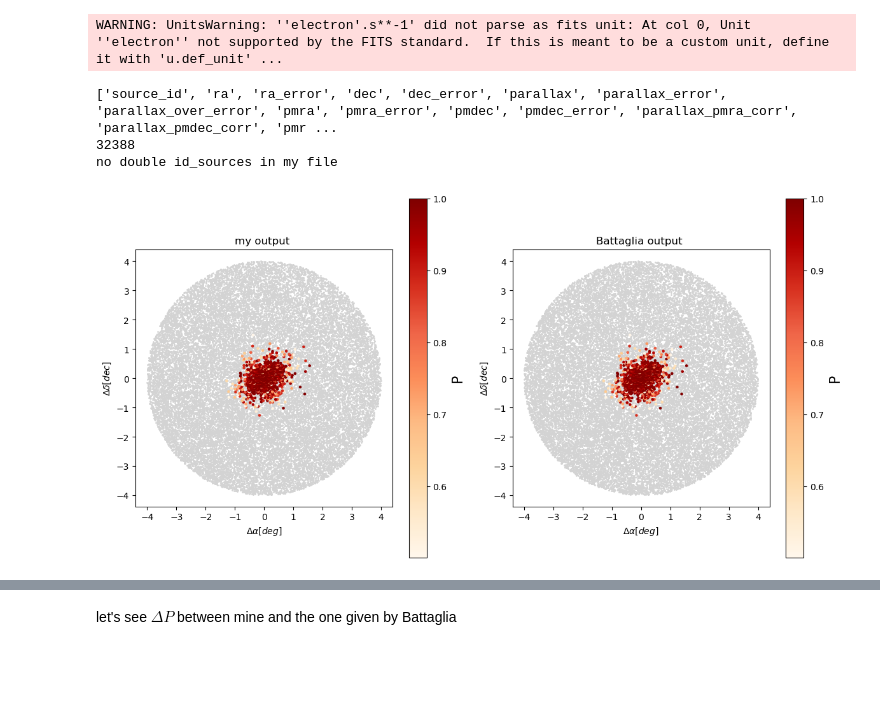
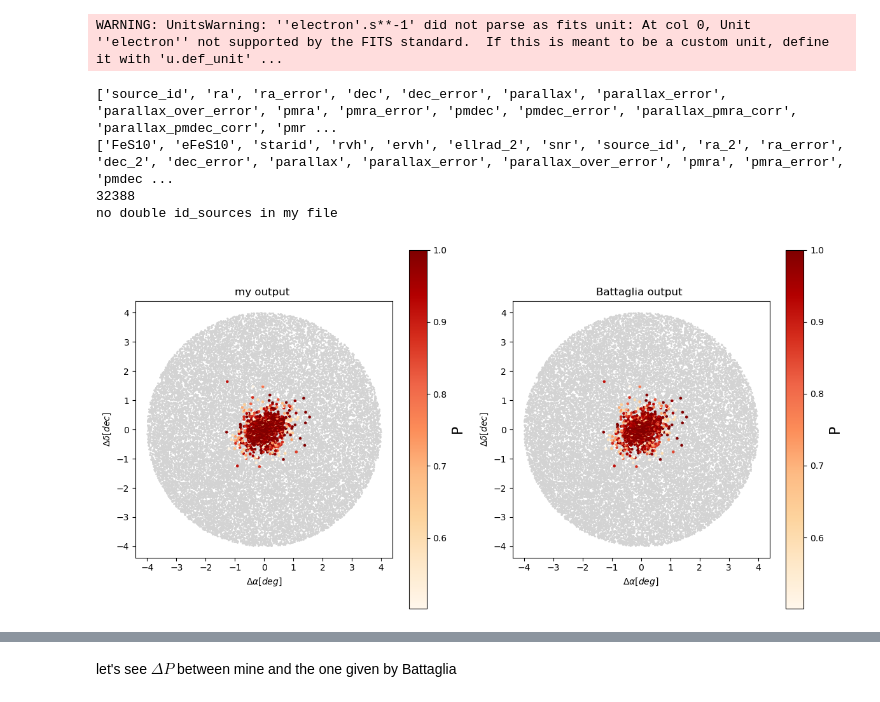
Before and after one commit to marcoboscato/Internship_Tenerife, a Jupyter notebook: Python Scripts/comparison.ipynb, the cells around one changed output, grey strips where cells are left out. Drawn from its saved outputs; the diff is of its cells as text; code cells hidden in the pictures; blank space fills up the shorter version.

Commit message:
first try with spec catalog

```diff
--- a/Python Scripts/comparison.ipynb
+++ b/Python Scripts/comparison.ipynb
@@ -26,16 +26,16 @@ dataPath = 'catalogs/Sextans/'
 mt = Table.read(path+'utils/master_table_edr3_final.txt',format='ascii')
 it = np.where((mt['name']=='Sextans'))
 mt = mt[it]
-output0 = Table.read(path+dataPath+'/out_cat/out_test_Sextans'+rh+'_eDR3.fits', format='fits')
-#output0 = Table.read(path+dataPath+'/out_cat/out_test_Sextans_eDR3_'+out+'.fits', format='fits')
+output = Table.read(path+dataPath+'/out_cat/out_spec_Sextans'+rh+'_eDR3_generic.fits', format='fits')
 
-output = Table.read(path+dataPath+'/out_cat/out_test_Sextans'+rh+'_eDR3_generic.fits', format='fits')
-#output0 = Table.read(path+dataPath+'/out_cat/out_test_Sextans_eDR3_'+out+'.fits', format='fits')
+output0 = Table.read(path+dataPath+'/out_cat/out_spec_Sextans_eDR3_'+out+'.fits', format='fits')
+output0 = output0[output0['duplicated_source']==False]
 # %% [output]
 WARNING: UnitsWarning: ''electron'.s**-1' did not parse as fits unit: At col 0, Unit ''electron'' not supported by the FITS standard.  If this is meant to be a custom unit, define it with 'u.def_unit' ...
 # %%
 # check if I have double id_sources in my file
 print(output.colnames)
+print(output0.colnames)
 output = output[output['if_analyzed']==True]
 print(len(output['source_id']))
 
@@ -45,38 +45,39 @@ else:
     print('no double id_sources in my file')
 # %% [output]
 ['source_id', 'ra', 'ra_error', 'dec', 'dec_error', 'parallax', 'parallax_error', 'parallax_over_error', 'pmra', 'pmra_error', 'pmdec', 'pmdec_error', 'parallax_pmra_corr', 'parallax_pmdec_corr', 'pmr ...
+['FeS10', 'eFeS10', 'starid', 'rvh', 'ervh', 'ellrad_2', 'snr', 'source_id', 'ra_2', 'ra_error', 'dec_2', 'dec_error', 'parallax', 'parallax_error', 'parallax_over_error', 'pmra', 'pmra_error', 'pmdec ...
 32388
 no double id_sources in my file
 # %%
 output_sextans_members = output[output['P'] >= 0.5]
 output0_sextans_members = output0[output0['P'] >= 0.5]
 
 # fontsize
 fsize = 14
 
 fig, (ax1, ax2) = plt.subplots(1, 2, figsize=(12, 6))
 
 ax1.scatter((output['ra'] - mt['ra'][0]), (output['dec'] - mt['dec'][0]), c='lightgray', s=1)
 cs1 = ax1.scatter((output_sextans_members['ra'] - mt['ra'][0]), (output_sextans_members['dec'] - mt['dec'][0]),
             c=output_sextans_members['P'], cmap='OrRd', s=5)
 ax1.set_xlabel(r'$\Delta \alpha [deg]$')
 ax1.set_ylabel(r'$\Delta \delta [dec]$')
 ax1.set_title('my output '+title)
 ax1.set_aspect('equal')
 cbar = fig.colorbar(cs1)
 cbar.ax.set_ylabel('P',fontsize=fsize+2)
 
-ax2.scatter((output0['ra'] - mt['ra'][0]), (output0['dec'] - mt['dec'][0]), c='lightgray', s=1)
-cs2 = ax2.scatter((output0_sextans_members['ra'] - mt['ra'][0]), (output0_sextans_members['dec'] - mt['dec'][0]),
+ax2.scatter((output0['ra_2'] - mt['ra'][0]), (output0['dec_2'] - mt['dec'][0]), c='lightgray', s=1)
+cs2 = ax2.scatter((output0_sextans_members['ra_2'] - mt['ra'][0]), (output0_sextans_members['dec_2'] - mt['dec'][0]),
             c=output0_sextans_members['P'], cmap='OrRd', s=5)
 ax2.set_xlabel(r'$\Delta \alpha [deg]$')
 ax2.set_ylabel(r'$\Delta \delta [dec]$')
 ax2.set_title('Battaglia output '+title)
 ax2.set_aspect('equal')
 cbar = fig.colorbar(cs2)
 cbar.ax.set_ylabel('P',fontsize=fsize+2)
 
 plt.tight_layout()
-fig.savefig(path+dataPath+'Comparison_plots/sextans_members'+rh+'.jpeg', bbox_inches='tight', dpi=150)
+fig.savefig(path+dataPath+'Comparison_plots/sextans_spec_members'+rh+'.jpeg', bbox_inches='tight', dpi=150)
 # %% [output]
-[figure, old version]
+[figure, new version]
```
Also changed, not shown: parts of 4 cells of this notebook, 38 other files.
